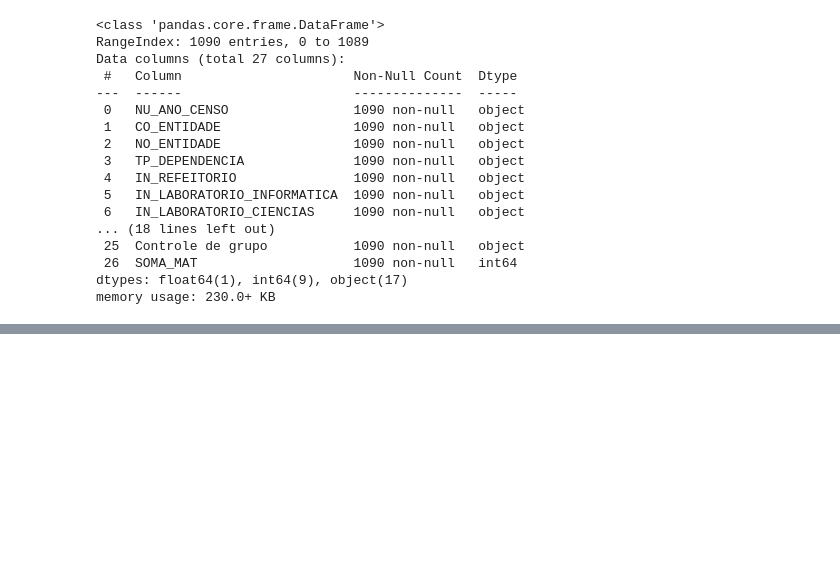
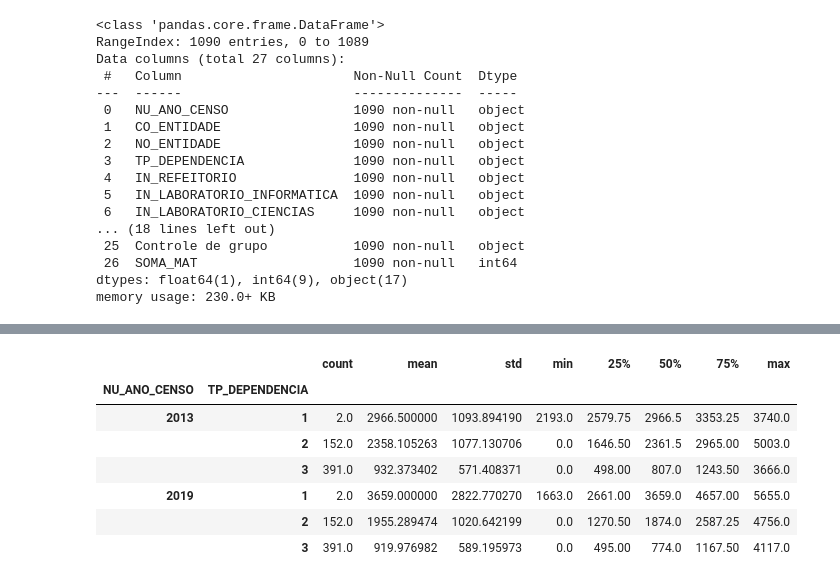
Before and after one commit to Bruno-Santana-Eco/Dados_Painel_Escolas_SSA, a Jupyter notebook: Diff-in-diff.ipynb, the cells around one changed output, grey strips where cells are left out. Cells and saved outputs as stored; diff of their text form; code cells hidden in the pictures; blank space fills up the shorter version.

```diff
--- a/Diff-in-diff.ipynb
+++ b/Diff-in-diff.ipynb
@@ -569,0 +612,12 @@ df.describe()
+# %%
+sum_mat_ano_esc = df.groupby(['NU_ANO_CENSO','TP_DEPENDENCIA'])['SOMA_MAT'].describe()
+sum_mat_ano_esc
+# %% [output]
+|  |  | count | mean | std | min | 25% | 50% | 75% | max |
+| NU_ANO_CENSO | TP_DEPENDENCIA |  |  |  |  |  |  |  |  |
+| 2013 | 1 | 2.0 | 2966.500000 | 1093.894190 | 2193.0 | 2579.75 | 2966.5 | 3353.25 | 3740.0 |
+|  | 2 | 152.0 | 2358.105263 | 1077.130706 | 0.0 | 1646.50 | 2361.5 | 2965.00 | 5003.0 |
+|  | 3 | 391.0 | 932.373402 | 571.408371 | 0.0 | 498.00 | 807.0 | 1243.50 | 3666.0 |
+| 2019 | 1 | 2.0 | 3659.000000 | 2822.770270 | 1663.0 | 2661.00 | 3659.0 | 4657.00 | 5655.0 |
+|  | 2 | 152.0 | 1955.289474 | 1020.642199 | 0.0 | 1270.50 | 1874.0 | 2587.25 | 4756.0 |
+|  | 3 | 391.0 | 919.976982 | 589.195973 | 0.0 | 495.00 | 774.0 | 1167.50 | 4117.0 |
```
Also changed, not shown: parts of 12 cells of this notebook.
